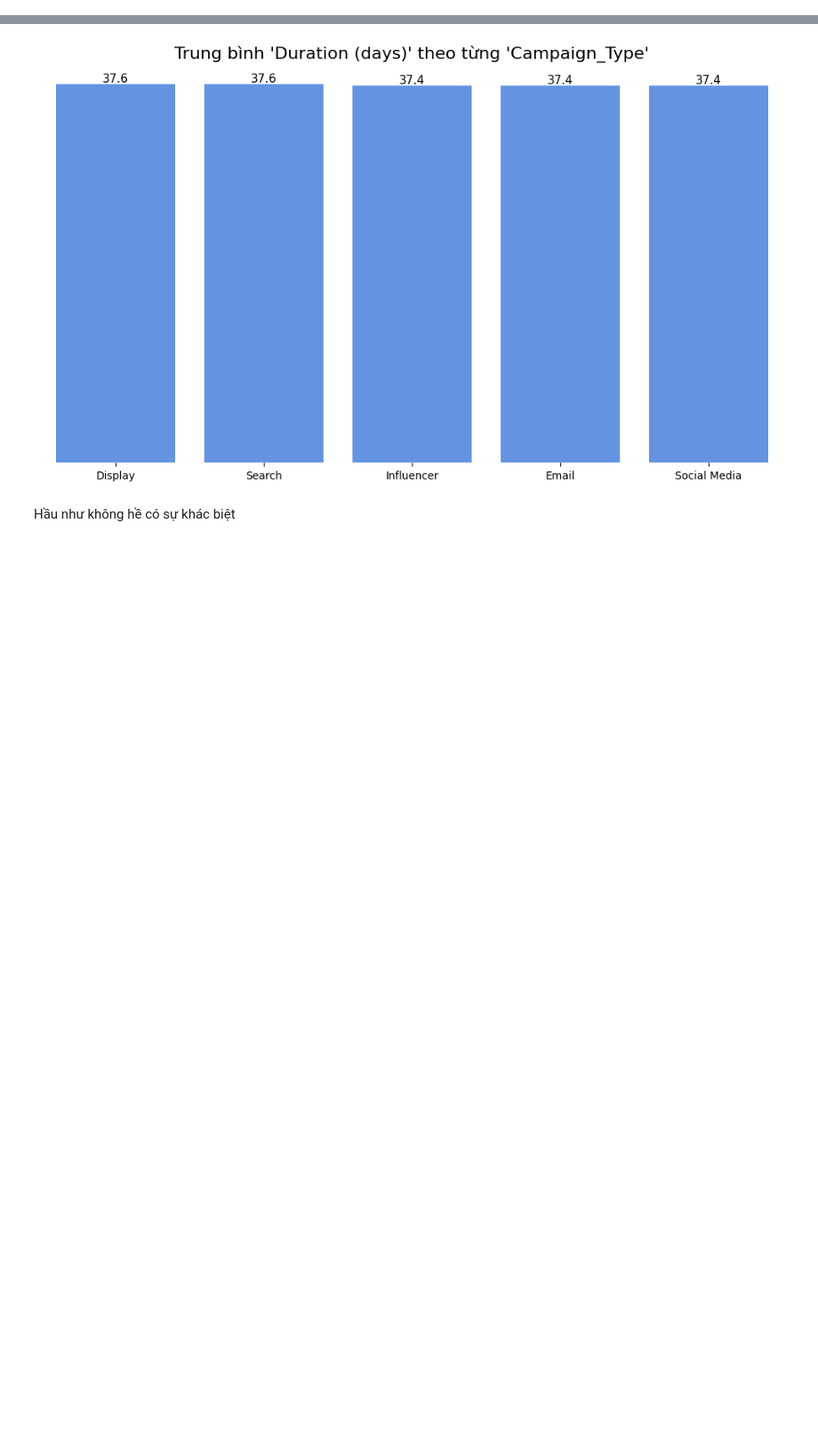
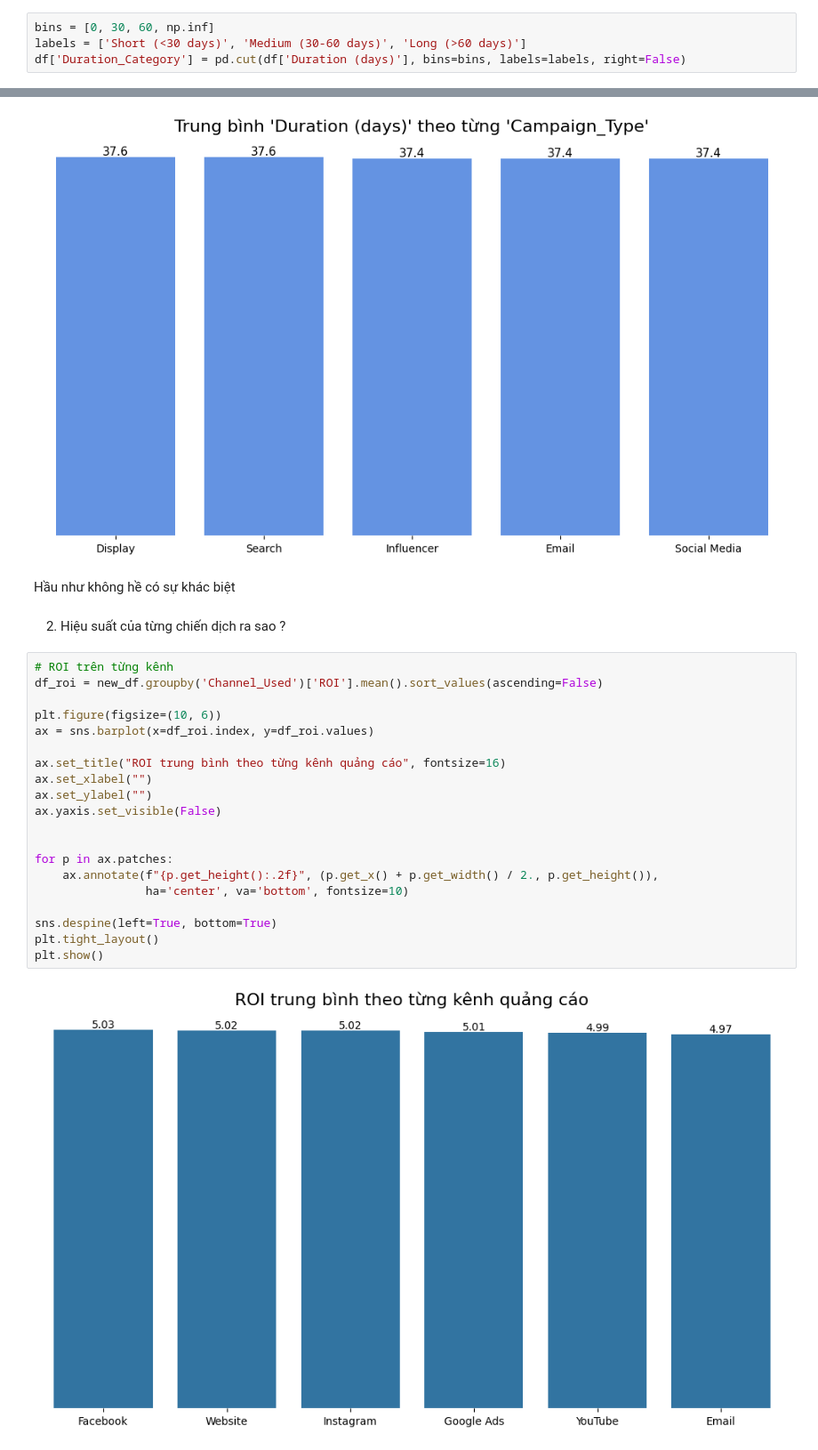
Before and after one commit to thethien8a/Marketing-Campaign-Analysis, a Jupyter notebook: Data_Analysis.ipynb, the cells around one changed output, grey strips where cells are left out. Shown at 89% size. Cells and saved outputs as stored; diff of their text form; blank space fills up the shorter version.

```diff
--- a/Data_Analysis.ipynb
+++ b/Data_Analysis.ipynb
@@ -143,6 +145,10 @@ df["Year"] = df["Date"].dt.year
 df["Month"] = df["Date"].dt.month
 # %%
 # Các chỉ số Marketing phái sinh
+# %%
+bins = [0, 30, 60, np.inf]
+labels = ['Short (<30 days)', 'Medium (30-60 days)', 'Long (>60 days)']
+df['Duration_Category'] = pd.cut(df['Duration (days)'], bins=bins, labels=labels, right=False)
 # %%
 df["Cost_Per_Click"] = df["Acquisition_Cost"] / df["Clicks"]
 # %%
@@ -327,3 +333,27 @@ plt.show()
 [figure]
 # %% [markdown]
 Hầu như không hề có sự khác biệt
+# %% [markdown]
+2. Hiệu suất của từng chiến dịch ra sao ?
+# %%
+# ROI trên từng kênh
+df_roi = new_df.groupby('Channel_Used')['ROI'].mean().sort_values(ascending=False)
+
+plt.figure(figsize=(10, 6))
+ax = sns.barplot(x=df_roi.index, y=df_roi.values)
+
+ax.set_title("ROI trung bình theo từng kênh quảng cáo", fontsize=16)
+ax.set_xlabel("")
+ax.set_ylabel("")
+ax.yaxis.set_visible(False)
+
+
+for p in ax.patches:
+    ax.annotate(f"{p.get_height():.2f}", (p.get_x() + p.get_width() / 2., p.get_height()),
+                ha='center', va='bottom', fontsize=10)
+
+sns.despine(left=True, bottom=True)
+plt.tight_layout()
+plt.show()
+# %% [output]
+[figure, added]
```
Also changed, not shown: parts of 17 cells of this notebook, 1 other file.
